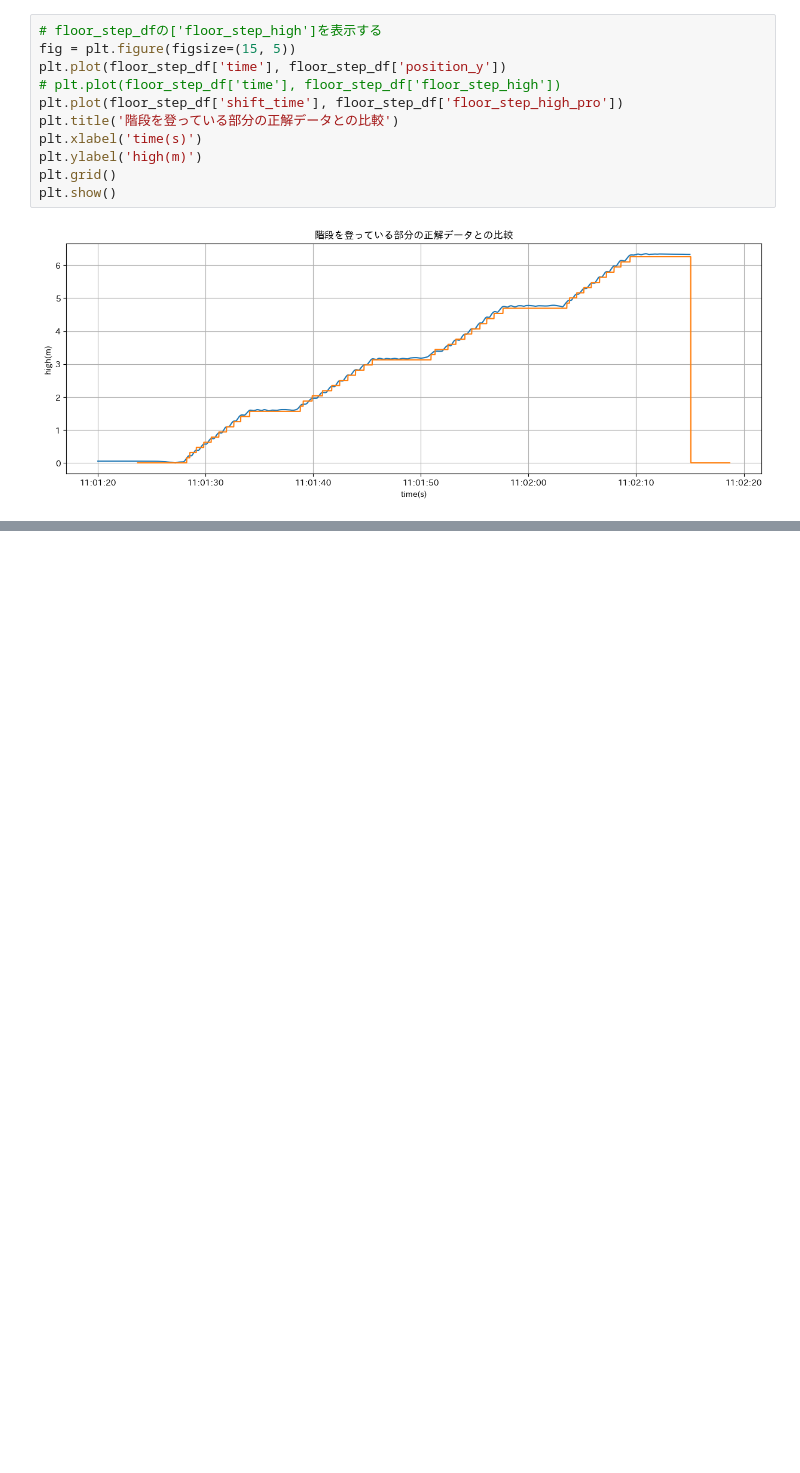
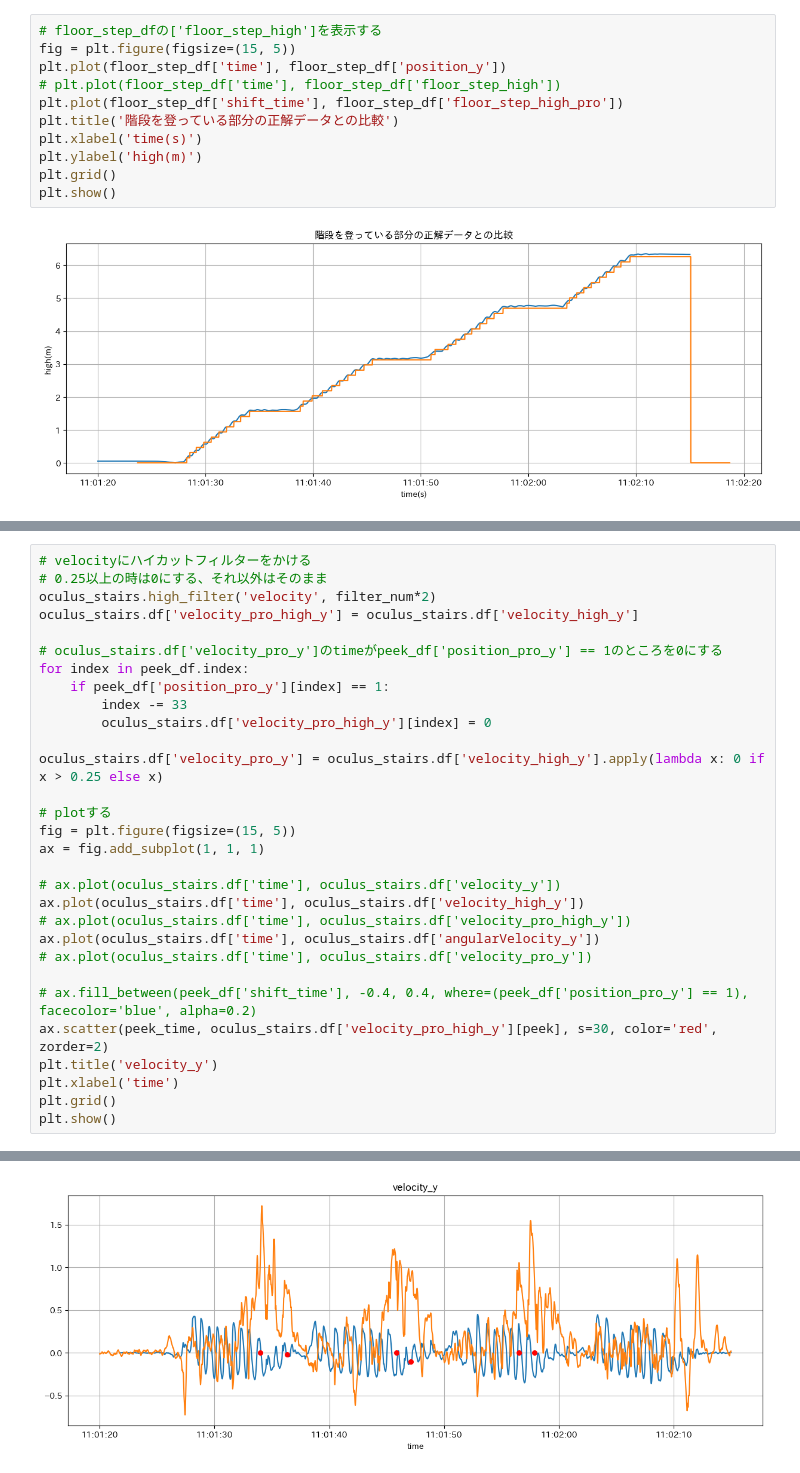
Before and after one commit to karasuneo/kajilab, a Jupyter notebook: metaquest_sensing/stairs.ipynb, the cells around one changed output, grey strips where cells are left out. Drawn from its saved outputs; the diff is of its cells as text; blank space fills up the shorter version.

```diff
--- a/metaquest_sensing/stairs.ipynb
+++ b/metaquest_sensing/stairs.ipynb
@@ -521,0 +612,31 @@ oculus_stairs.plot('all', '','')
+# %%
+# velocityにハイカットフィルターをかける
+# 0.25以上の時は0にする、それ以外はそのまま
+oculus_stairs.high_filter('velocity', filter_num*2)
+oculus_stairs.df['velocity_pro_high_y'] = oculus_stairs.df['velocity_high_y']
+
+# oculus_stairs.df['velocity_pro_y']のtimeがpeek_df['position_pro_y'] == 1のところを0にする
+for index in peek_df.index:
+    if peek_df['position_pro_y'][index] == 1:
+        index -= 33
+        oculus_stairs.df['velocity_pro_high_y'][index] = 0
+
+oculus_stairs.df['velocity_pro_y'] = oculus_stairs.df['velocity_high_y'].apply(lambda x: 0 if x > 0.25 else x)
+
+# plotする
+fig = plt.figure(figsize=(15, 5))
+ax = fig.add_subplot(1, 1, 1)
+
+# ax.plot(oculus_stairs.df['time'], oculus_stairs.df['velocity_y'])
+ax.plot(oculus_stairs.df['time'], oculus_stairs.df['velocity_high_y'])
+# ax.plot(oculus_stairs.df['time'], oculus_stairs.df['velocity_pro_high_y'])
+ax.plot(oculus_stairs.df['time'], oculus_stairs.df['angularVelocity_y'])
+# ax.plot(oculus_stairs.df['time'], oculus_stairs.df['velocity_pro_y'])
+
+# ax.fill_between(peek_df['shift_time'], -0.4, 0.4, where=(peek_df['position_pro_y'] == 1), facecolor='blue', alpha=0.2)
+ax.scatter(peek_time, oculus_stairs.df['velocity_pro_high_y'][peek], s=30, color='red', zorder=2)
+plt.title('velocity_y')
+plt.xlabel('time')
+plt.grid()
+plt.show()
+# %% [output]
@@ -521,0 +660 @@ oculus_stairs.plot('all', '','')
+[figure, added]
```
Also changed, not shown: parts of 10 cells of this notebook, 26 other files.
